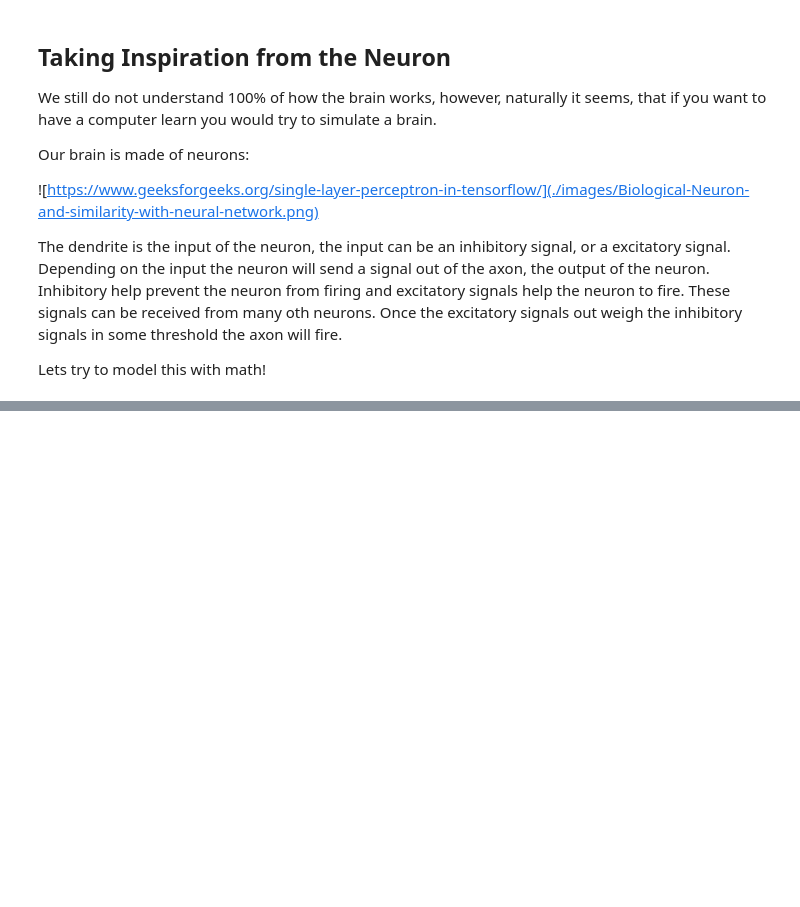
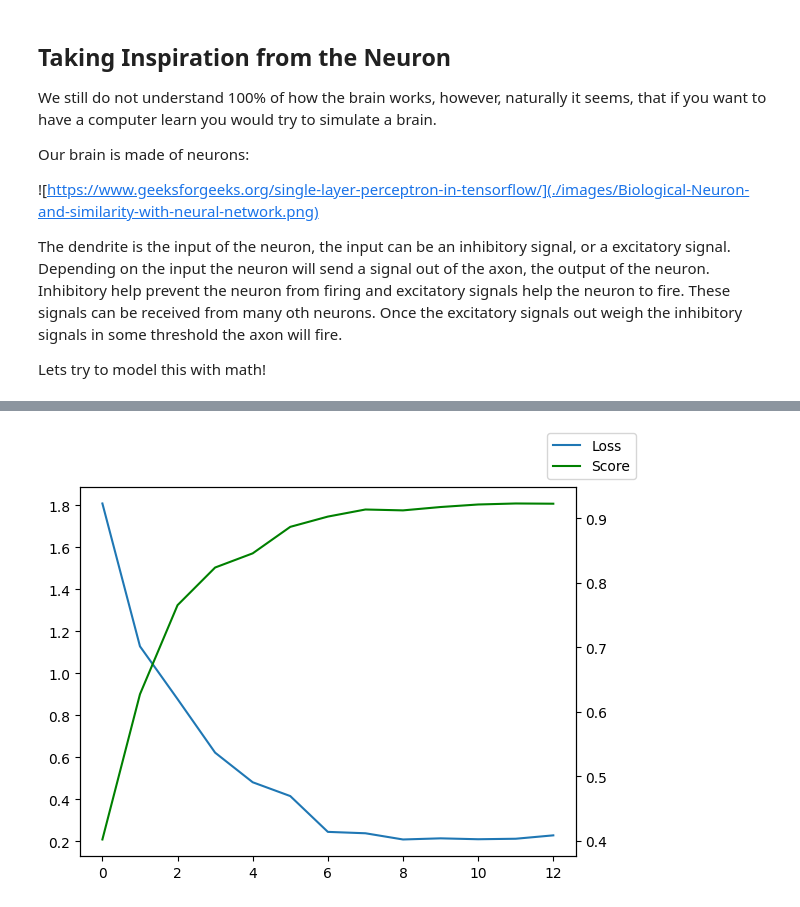
Before and after one commit to NCState-Exploring-Machine-Learning/unit-7-intro-to-neural-networks, a Jupyter notebook: unit-7-intro-to-neural-networks.ipynb, the cells around one changed output, grey strips where cells are left out. Cells and saved outputs as stored; diff of their text form; code cells hidden in the pictures; blank space fills up the shorter version.

```diff
--- a/unit-7-intro-to-neural-networks.ipynb
+++ b/unit-7-intro-to-neural-networks.ipynb
@@ -46,0 +172,34 @@ Next we can add the threshold. Ideally we want to send out the axon if this is a
+# %%
+num_epochs = 50
+layers = [10, 10, 10]
+model_mnist_basic = MLPClassifier(hidden_layer_sizes=layers, max_iter=1)
+loss = []
+score = []
+
+batch_size = 100
+classes = np.unique(y_train_mnist)
+num_x_train_mod = len(X_train_mnist)/4
+
+
+# Train the model in batches
+for epoch in range(num_epochs):  # Number of epochs
+    count = 0
+    for batch_slice in gen_batches(len(X_train_mnist), batch_size):
+        X_batch = X_train_mnist[batch_slice]
+        y_batch = y_train_mnist[batch_slice]
+        model_mnist_basic.partial_fit(X_batch, y_batch, classes=classes)
+        count += len(X_batch)
+        if (not count%(num_x_train_mod) and (epoch == 0)):
+            print(f"Trained on {count} data")
+
+    if not epoch%4:
+        loss.append(model_mnist_basic.loss_)
+        score.append(model_mnist_basic.score(X_test_mnist, y_test_mnist))
+
+    if not epoch%10:
+        print("Epoch:", epoch)
+        print("Loss", model_mnist_basic.loss_)
+        print("Score", model_mnist_basic.score(X_test_mnist, y_test_mnist)) # This is a no no, you do not want to use the score as a learning metric, here it is for visualization
+        # if you want to visualize your score you can use a validation dataset to look at that. However this eats into your training and test dataset.
+        print()
+print("Ding! Done Training!")
@@ -46,0 +224,9 @@ Next we can add the threshold. Ideally we want to send out the axon if this is a
+# %%
+fig, ax1 = plt.subplots()
+ax2 = ax1.twinx()
+ax1.plot(loss)
+ax2.plot(score, 'g')
+fig.legend(["Loss", "Score"])
+plt.show()
+# %% [output]
+[figure, added]
```
Also changed, not shown: parts of 24 cells of this notebook, 5 other files.
